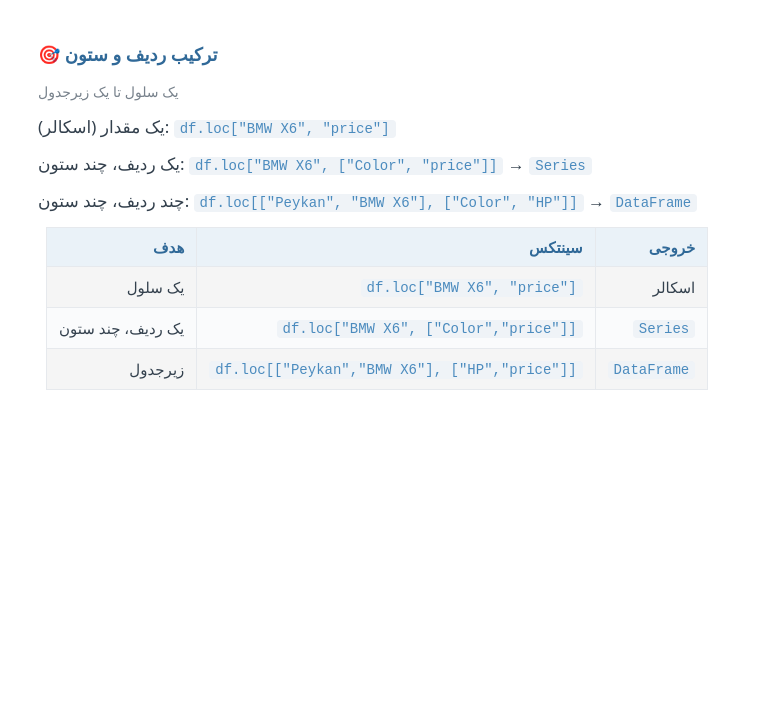
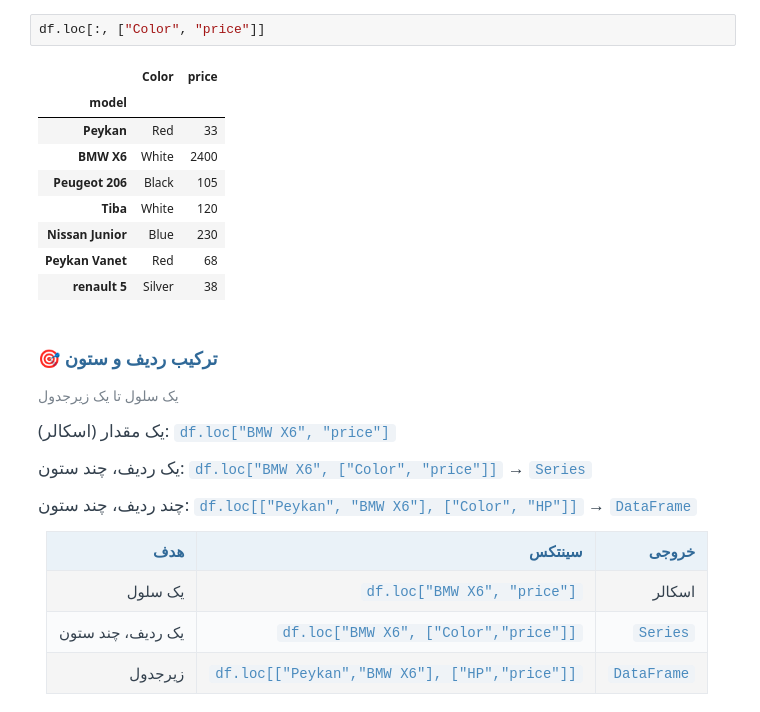
Before and after one commit to TheTavakoli1/Data-Science, a Jupyter notebook: 03-Pandas/Part II-Selecting Data/08-loc.ipynb, the cells around one changed output. Drawn from its saved outputs; the diff is of its cells as text; blank space fills up the shorter version.

```diff
--- a/03-Pandas/Part II-Selecting Data/08-loc.ipynb
+++ b/03-Pandas/Part II-Selecting Data/08-loc.ipynb
@@ -44,3 +218,15 @@
+# %%
+df.loc[:, ["Color", "price"]]
+# %% [output]
+|  | Color | price |
+| model |  |  |
+| Peykan | Red | 33 |
+| BMW X6 | White | 2400 |
+| Peugeot 206 | Black | 105 |
+| Tiba | White | 120 |
+| Nissan Junior | Blue | 230 |
+| Peykan Vanet | Red | 68 |
+| renault 5 | Silver | 38 |
 # %% [markdown]
 <div dir="rtl" style="font-family:'Vazirmatn','IRANSans',Tahoma,Arial,sans-serif; font-size:17px; line-height:1.9; color:#33404d; max-width:760px; margin:0 auto;">
 <h3 style="color:#306998; font-size:18px; margin:28px 0 6px;">🎯 ترکیب ردیف و ستون</h3><p style="margin:0 0 12px; font-size:14px; color:#78828C;">یک سلول تا یک زیرجدول</p>
```
Also changed, not shown: parts of 17 cells of this notebook, 3 other files.
